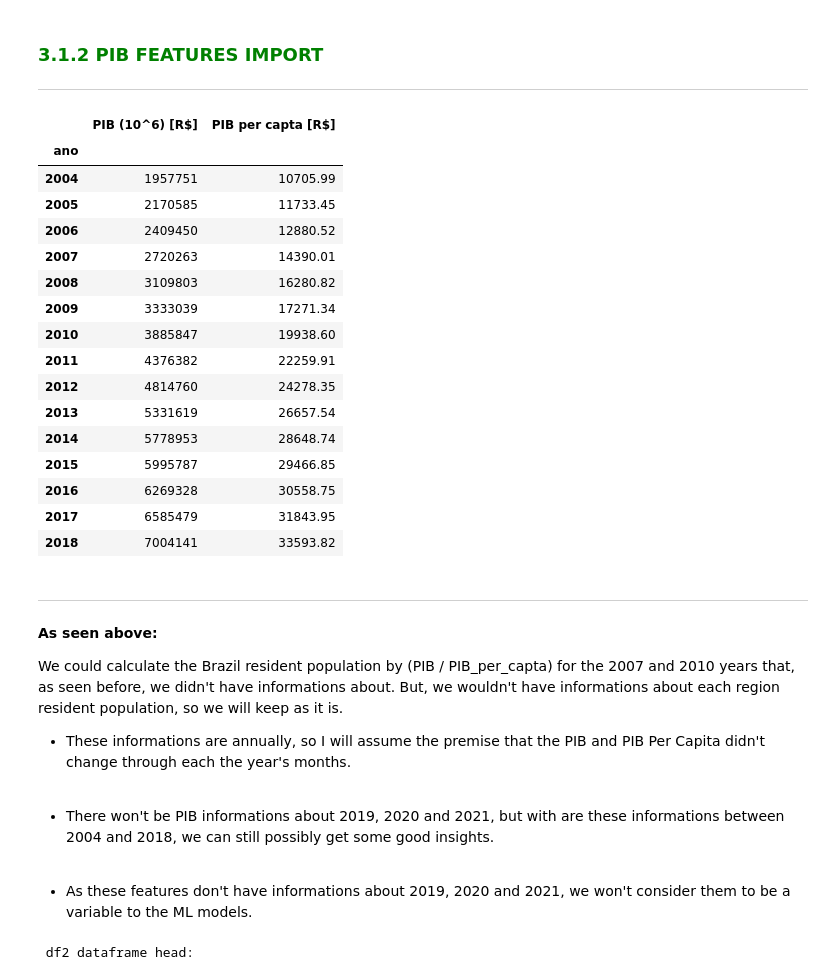
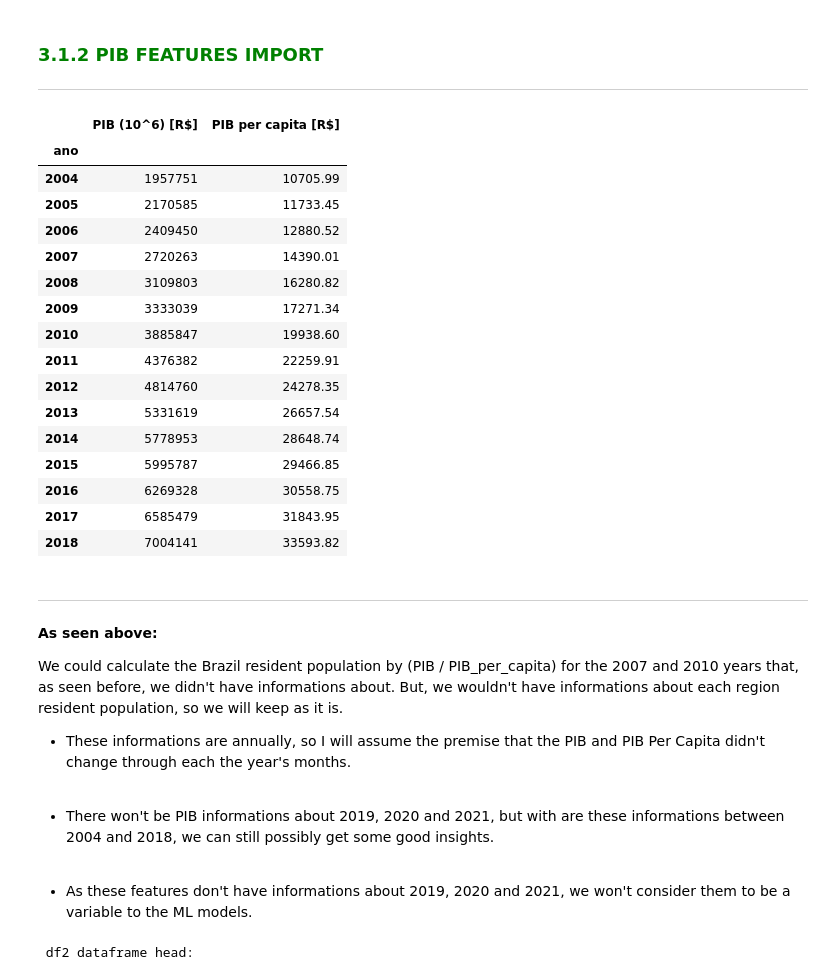
Before and after one commit to pedrofratucci/4Intelligence_Test_Case, a Jupyter notebook: notebooks/4Intelligence_case_PH.ipynb, the cells around one changed output. Cells and saved outputs as stored; diff of their text form; code cells hidden in the pictures.

```diff
--- a/notebooks/4Intelligence_case_PH.ipynb
+++ b/notebooks/4Intelligence_case_PH.ipynb
@@ -764,20 +764,20 @@ display(df2.tail())
 # %%
 # loading the PIB dataset as 'df2_pib_total' dataframe
 df2_pib_total = pd.read_excel('../data/Bases_PIB_IBGE.xlsx', sheet_name= 'PIB-total')
 
-# loading the PIB per capta dataset as 'df2_pib_per_capta' dataframe
-df2_pib_per_capta = pd.read_excel('../data/Bases_PIB_IBGE.xlsx', sheet_name= 'PIB-per_capta')
+# loading the PIB per capita dataset as 'df2_pib_per_capita' dataframe
+df2_pib_per_capita = pd.read_excel('../data/Bases_PIB_IBGE.xlsx', sheet_name= 'PIB-per_capita')
 
-# merging the 'df2_pib_total' dataframe with the 'df2_pib_per_capta' dataframe on 'ano' column
-df2_pib_geral = pd.merge(df2_pib_total, df2_pib_per_capta, on= 'ano', how= 'left')
+# merging the 'df2_pib_total' dataframe with the 'df2_pib_per_capita' dataframe on 'ano' column
+df2_pib_geral = pd.merge(df2_pib_total, df2_pib_per_capita, on= 'ano', how= 'left')
 
 # setting the 'ano' column as the 'df2_pib_geral' dataframe's index
 df2_pib_geral.set_index('ano', inplace= True)
 
 # displaying the 'df2_pib_geral' dataframe's content
 df2_pib_geral
 # %% [output]
-|  | PIB (10^6) [R$] | PIB per capta [R$] |
+|  | PIB (10^6) [R$] | PIB per capita [R$] |
 | ano |  |  |
 | 2004 | 1957751 | 10705.99 |
 | 2005 | 2170585 | 11733.45 |
@@ -798,7 +798,7 @@ df2_pib_geral
 ***
 **As seen above:**
 
-We could calculate the Brazil resident population by (PIB / PIB_per_capta) for the 2007 and 2010 years that, as seen before, we didn't have informations about. But, we wouldn't have informations about each region resident population, so we will keep as it is.
+We could calculate the Brazil resident population by (PIB / PIB_per_capita) for the 2007 and 2010 years that, as seen before, we didn't have informations about. But, we wouldn't have informations about each region resident population, so we will keep as it is.
 
 - These informations are annually, so I will assume the premise that the PIB and PIB Per Capita didn't change through each the year's months.
 <br>
```
Also changed, not shown: parts of 54 cells of this notebook, 16 other files.
